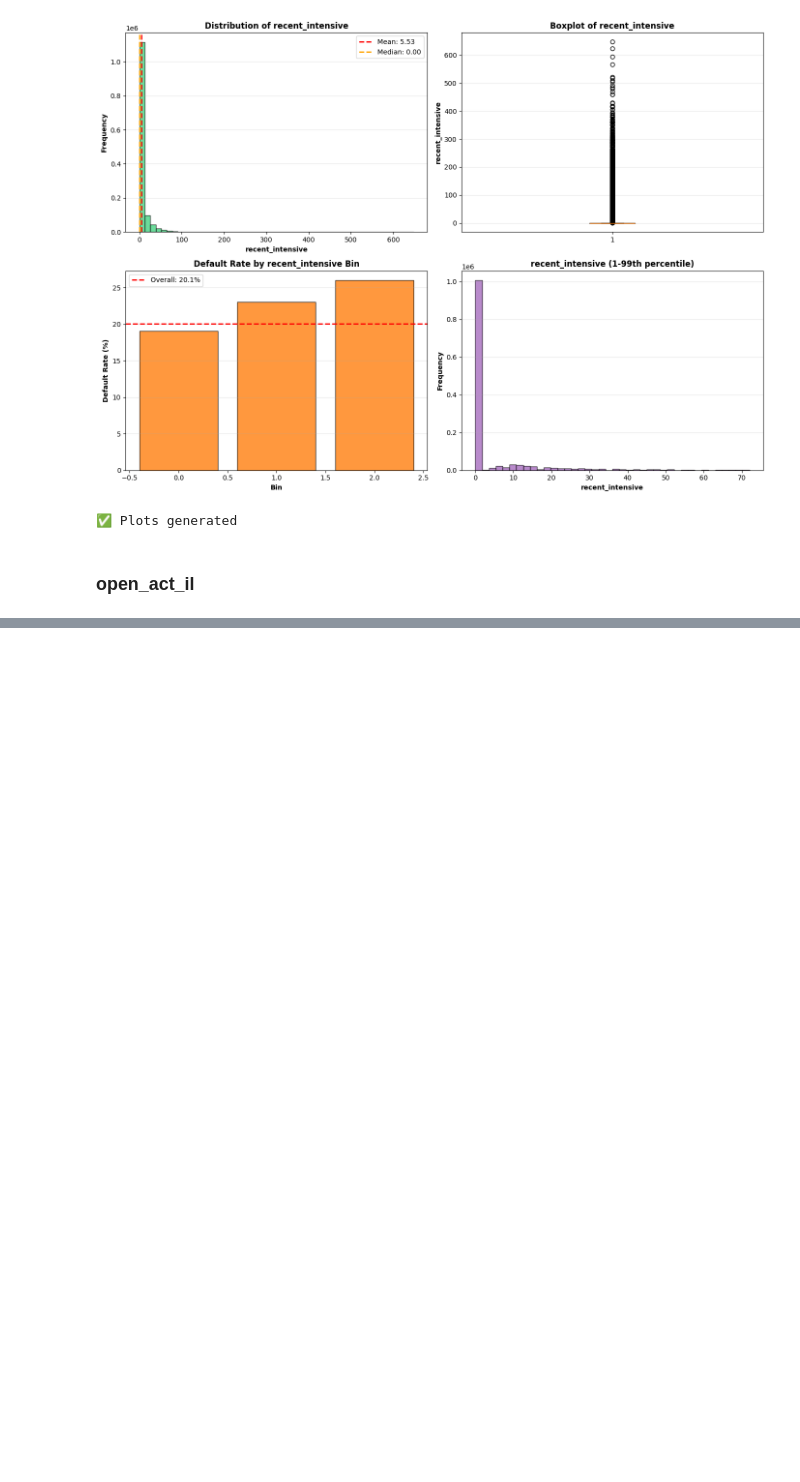
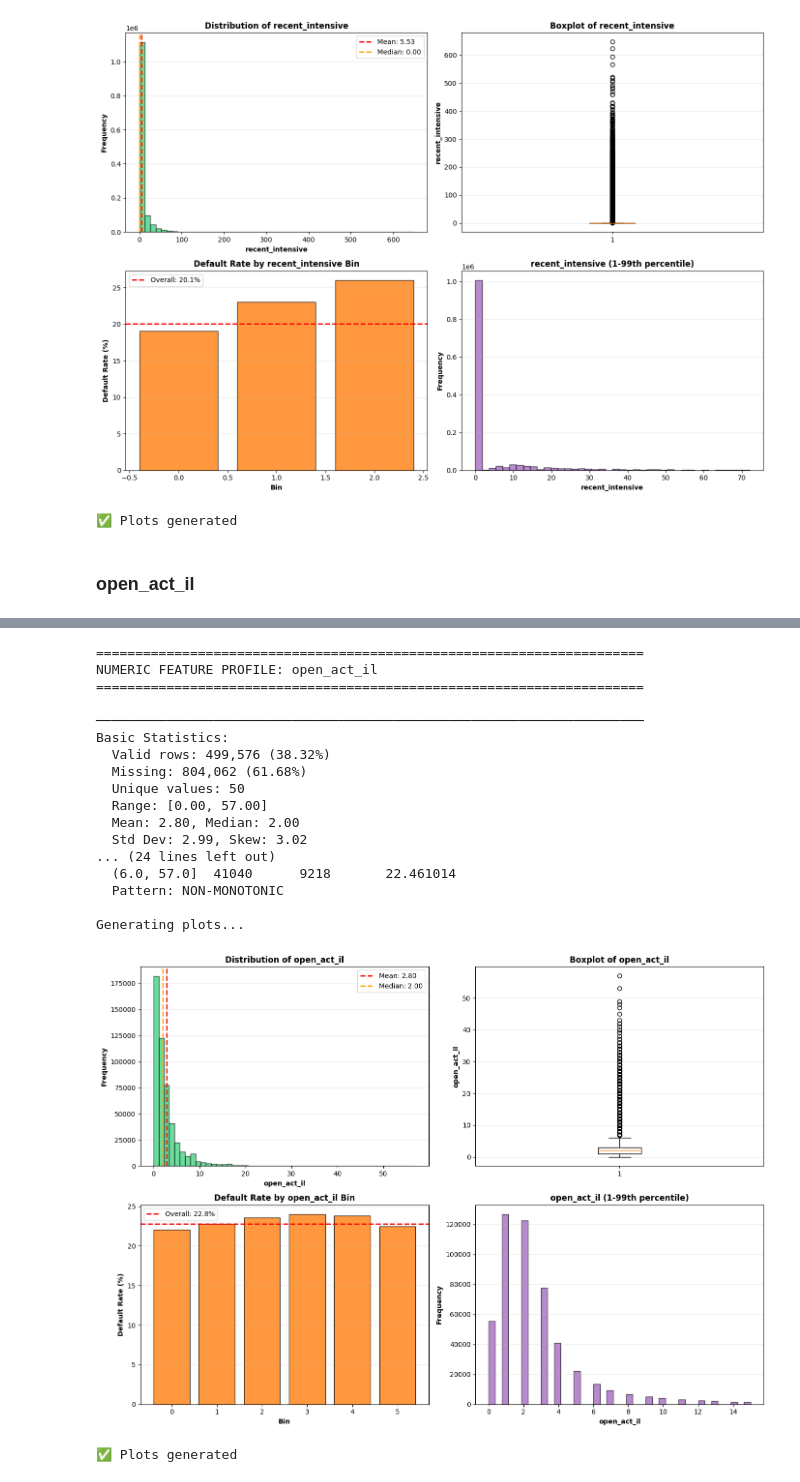
Before and after one commit to salman7420/credit-risk-model, a Jupyter notebook: notebooks/03_univariate_eda_numerical.ipynb, the cells around one changed output, grey strips where cells are left out. Saved outputs shown, nothing was run; the diff lists cells and outputs as text; code cells hidden in the pictures; blank space fills up the shorter version.

Commit message:
EDA: Numerical Data

```diff
--- a/notebooks/03_univariate_eda_numerical.ipynb
+++ b/notebooks/03_univariate_eda_numerical.ipynb
@@ -909,3 +909,9 @@ Generating plots...
 ✅ Plots generated
 # %% [markdown]
 ### open_act_il
+# %%
+from utils.eda_numerical_helpers import (
+    profile_numeric_feature
+)
+result = profile_numeric_feature(df, 'open_act_il', plot=True)
+# %% [output]
@@ -911,0 +920,19 @@ Generating plots...
+======================================================================
+NUMERIC FEATURE PROFILE: open_act_il
+======================================================================
+
+──────────────────────────────────────────────────────────────────────
+Basic Statistics:
+  Valid rows: 499,576 (38.32%)
+  Missing: 804,062 (61.68%)
+  Unique values: 50
+  Range: [0.00, 57.00]
+  Mean: 2.80, Median: 2.00
+  Std Dev: 2.99, Skew: 3.02
+... (24 lines left out)
+  (6.0, 57.0]  41040      9218       22.461014
+  Pattern: NON-MONOTONIC
+
+Generating plots...
+[figure, added]
+✅ Plots generated
```
Also changed, not shown: parts of 22 cells of this notebook, 2 other files.
